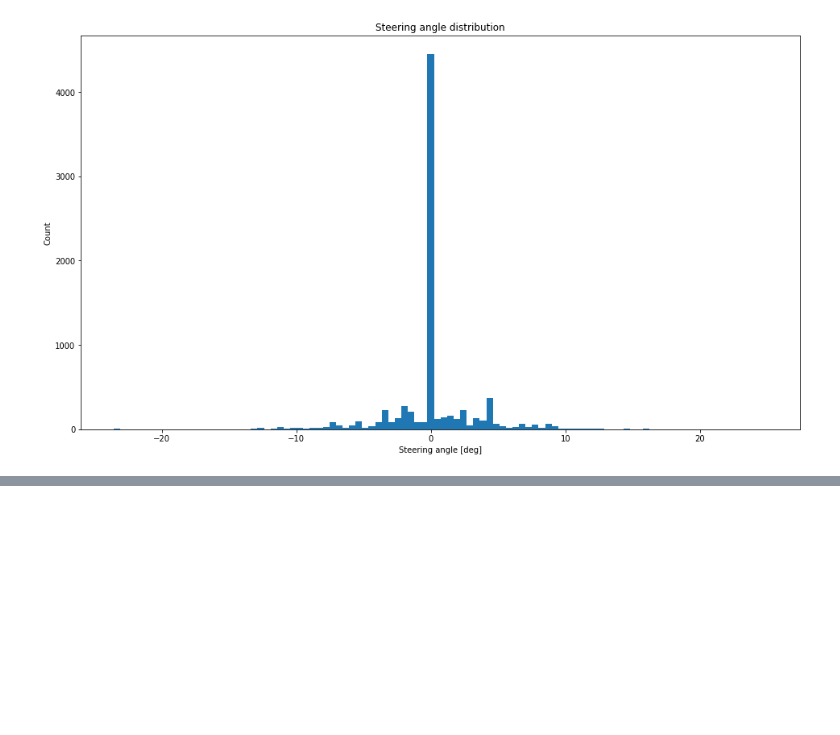
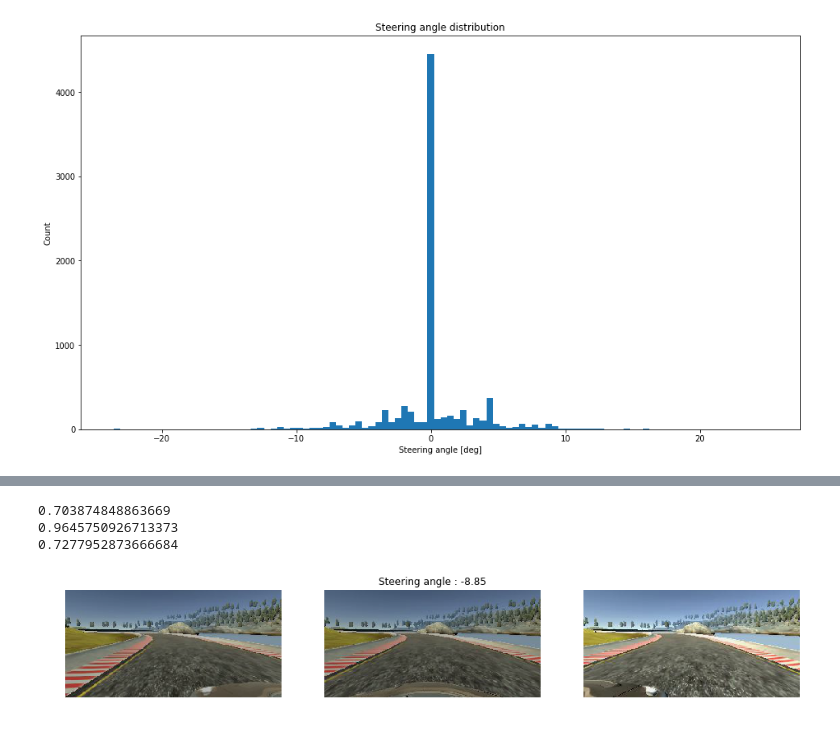
Before and after one commit to ab2005/carnd-behavioral-cloning, a Jupyter notebook: project.ipynb, the cells around one changed output, grey strips where cells are left out. Cells and saved outputs as stored; diff of their text form; code cells hidden in the pictures; blank space fills up the shorter version.

```diff
--- a/project.ipynb
+++ b/project.ipynb
@@ -1058,0 +1059,35 @@ plt.show()
+# %%
+def augment_brightness_camera_images_test(name):
+    image1 = cv2.imread('data/' + name)
+    image1 = cv2.cvtColor(image1,cv2.COLOR_BGR2RGB)
+    image1 = cv2.cvtColor(image1, cv2.COLOR_RGB2HSV)
+    random_bright = .25 + np.random.uniform()
+    print(random_bright)
+    image1[:,:,2] = image1[:,:,2] * random_bright
+    image1 = cv2.cvtColor(image1,cv2.COLOR_HSV2RGB)
+#    return image1
+    return image1/255. - .5
+
+
+
+ind_num = np.random.randint(len(data_files_s))
+
+image_c = augment_brightness_camera_images_test(data_files_s['center'][ind_num].strip())
+image_r = augment_brightness_camera_images_test(data_files_s['right'][ind_num].strip())
+image_l = augment_brightness_camera_images_test(data_files_s['left'][ind_num].strip())
+plt.figure()
+plt.subplot(1,3,1)
+plt.imshow(image_l+.5);
+plt.axis('off')
+plt.subplot(1,3,2)
+plt.imshow(image_c+.5);
+plt.axis('off')
+plt.title('Steering angle : '+ str(np.round(rev_steer_s[ind_num]*25,2) ));
+plt.subplot(1,3,3)
+plt.imshow(image_r+.5);
+plt.axis('off');
+# %% [output]
+0.703874848863669
+0.9645750926713373
+0.7277952873666684
+[figure, added]
```
Also changed, not shown: parts of 23 cells of this notebook.
